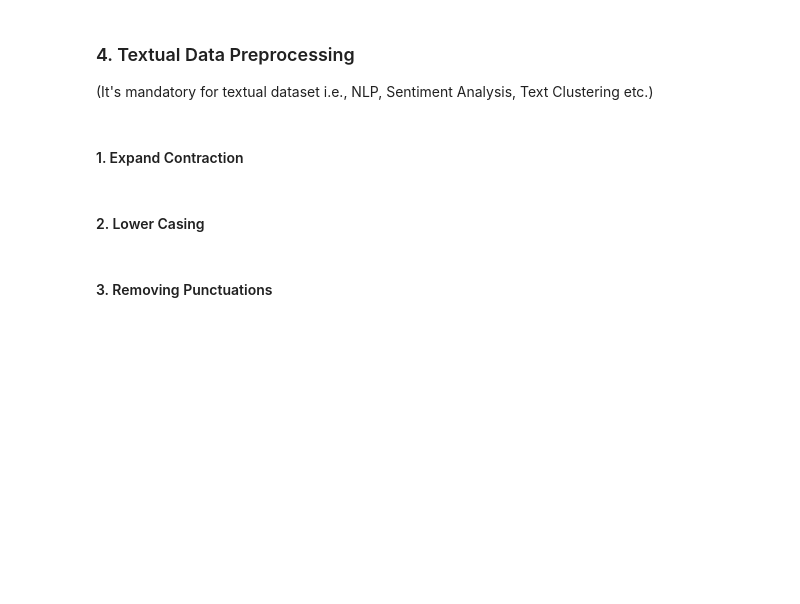
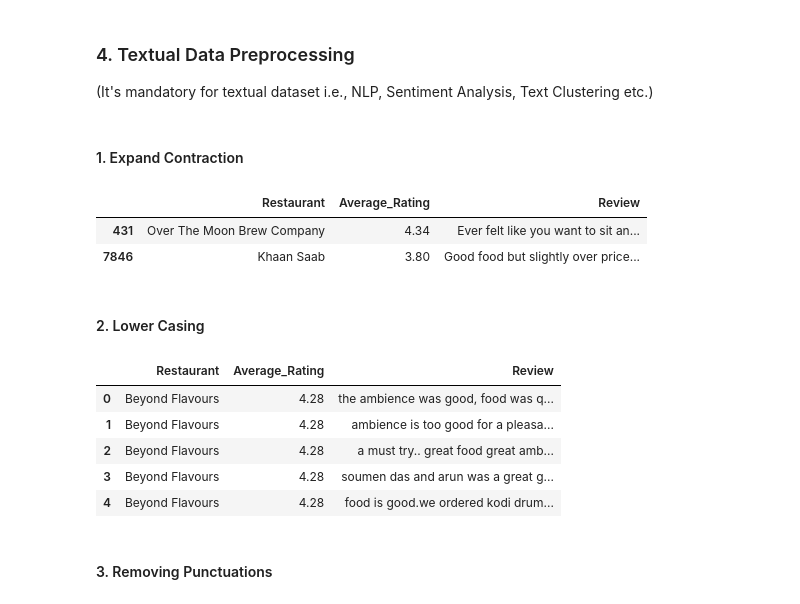
Before and after one commit to abhinav4201/UnSupervised-ML-Zomato-Restaurant-Clustering-and-Sentiment-Analysis, a Jupyter notebook: UnSupervised_ML_Zomato_Restaurant_Clustering_and_Sentiment_Analysis_capstone_project_4.ipynb, the cells around one changed output. Saved outputs shown, nothing was run; the diff lists cells and outputs as text; code cells hidden in the pictures; blank space fills up the shorter version.

Commit message:
completed text preprocessing - 10:31pm

```diff
--- a/UnSupervised_ML_Zomato_Restaurant_Clustering_and_Sentiment_Analysis_capstone_project_4.ipynb
+++ b/UnSupervised_ML_Zomato_Restaurant_Clustering_and_Sentiment_Analysis_capstone_project_4.ipynb
@@ -1584,0 +1604,6 @@ merged = merged.merge(cluster_df, on=['Restaurant','Cost','Cuisines'])
+# %%
+#resetting index and dropping the index column
+merged = merged.reset_index()
+merged.drop(columns = ['index'], inplace =True)
+# final shape of the dataset after categorial feature integration
+merged.shape
@@ -1636,6 +1661,30 @@ Benefit of using one hot encoding:
+# %%
+#creating new variable for text processing
+sentiment_df = merged[['Restaurant','Average_Rating','Review']]
+#analysing two random sample
+sentiment_df.sample(2)
+# %% [output]
+|  | Restaurant | Average_Rating | Review |
+| 431 | Over The Moon Brew Company | 4.34 | Ever felt like you want to sit an... |
+| 7846 | Khaan Saab | 3.80 | Good food but slightly over price... |
+# %%
+# Expand Contraction
+import contractions
+# applying fuction for contracting text
+sentiment_df['Review']=sentiment_df['Review'].apply(lambda x:contractions.fix(x))
 # %% [markdown]
 #### 2. Lower Casing
 # %%
 # Lower Casing
+sentiment_df['Review'] = sentiment_df['Review'].str.lower()
+# %%
+sentiment_df.head()
+# %% [output]
+|  | Restaurant | Average_Rating | Review |
+| 0 | Beyond Flavours | 4.28 | the ambience was good, food was q... |
+| 1 | Beyond Flavours | 4.28 | ambience is too good for a pleasa... |
+| 2 | Beyond Flavours | 4.28 | a must try.. great food great amb... |
+| 3 | Beyond Flavours | 4.28 | soumen das and arun was a great g... |
+| 4 | Beyond Flavours | 4.28 | food is good.we ordered kodi drum... |
 # %% [markdown]
 #### 3. Removing Punctuations
```
Also changed, not shown: parts of 47 cells of this notebook.
